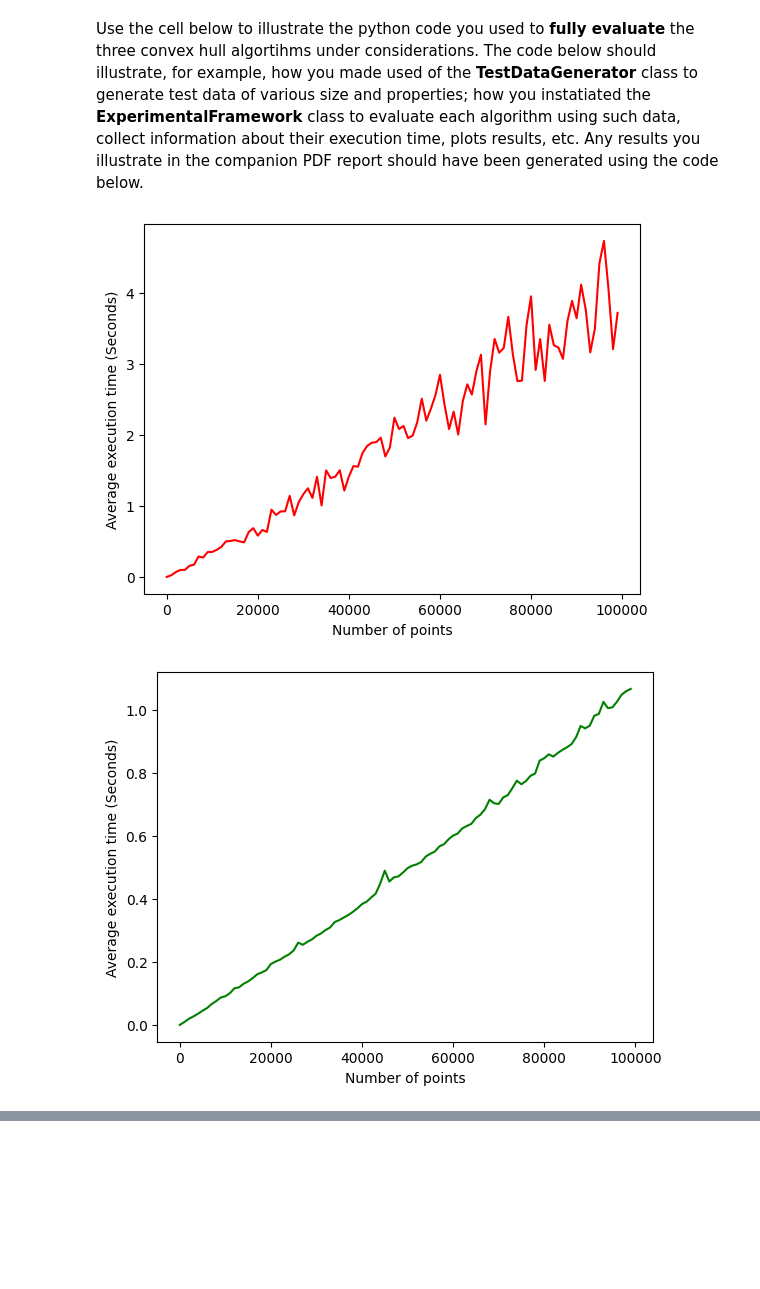
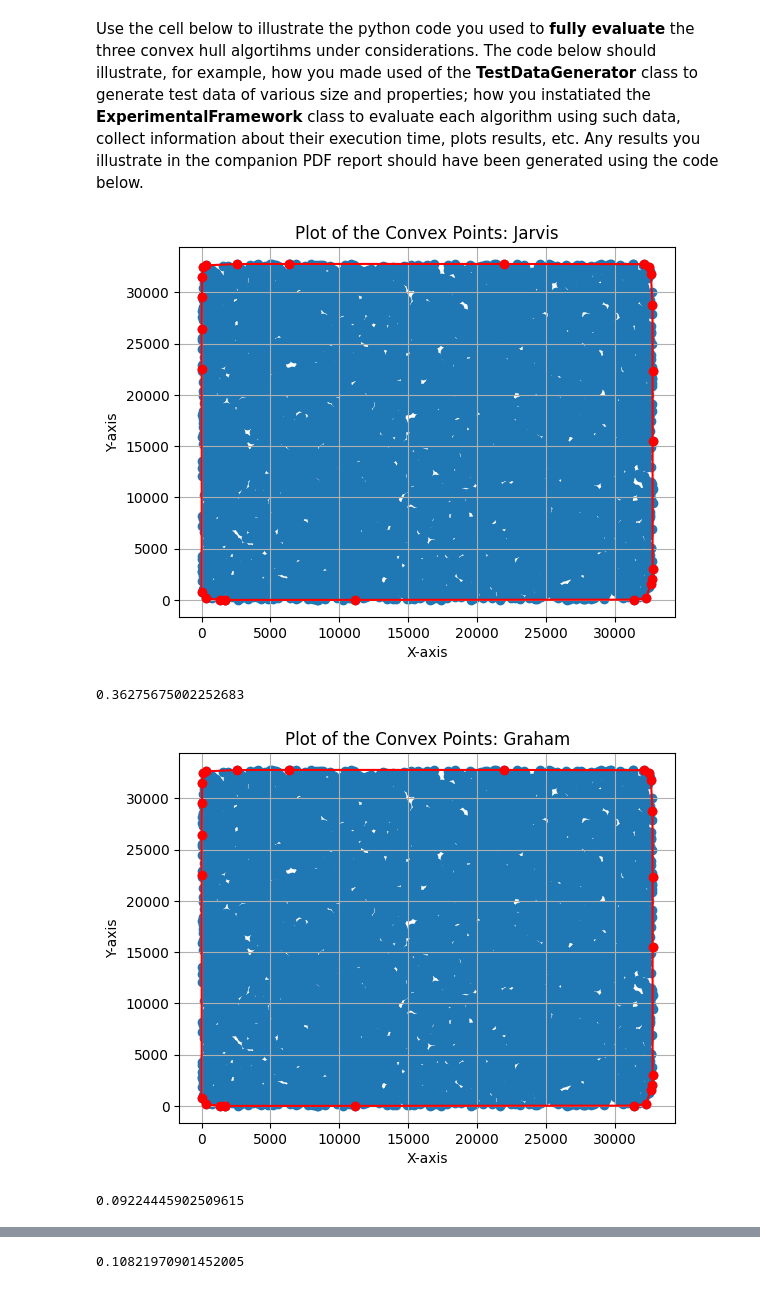
Before and after one commit to Marwan141/COMP0005_Group35, a Jupyter notebook: grp-XXX-0005code.ipynb, the cells around one changed output, grey strips where cells are left out. Saved outputs shown, nothing was run; the diff lists cells and outputs as text; code cells hidden in the pictures; blank space fills up the shorter version.

```diff
--- a/grp-XXX-0005code.ipynb
+++ b/grp-XXX-0005code.ipynb
@@ -315,6 +315,8 @@ def chen(inputSet: list) -> list:
 	#------------------------------AUXILIARY_FUNCTIONS_END---------------------------------
 
 	# ALGORITHM BEGINS HERE
+	if len(inputSet) < 3:
+		return inputSet
 	for t in range(3, len(inputSet)):
 		m = 2 ** (2 ** t)
 		hulls = [] # Start from 3 to avoid unnecessary iterations
@@ -325,7 +327,8 @@ def chen(inputSet: list) -> list:
 		for i in range(m):
 			p = pair_next_point(hulls, hull[-1])
 			if p == hull[0]:
-				return [hulls[h][i] for h, i in hull]
+				outputSet = [hulls[h][i] for h, i in hull]
+				return outputSet[:-1]
 			hull.append(p)
 # %% [markdown]
 Use the cell below to implement the **synthetic data generator** needed by your experimental framework (including any auxiliary data structures and functions you might need - be mindful of code readability and reusability).
@@ -549,48 +602,62 @@ def test_h_equal_n():
     plt.legend()
     plt.show()
 
 
     plt.bar(['Jarvis'], [equivalent_jarvis_time], color='blue', label='Average Case Scenario')
     plt.bar(['Jarvis (n=h)'], [jarvis_time], color='red', label='Worst Case Scenario (n=h)')
     plt.text('Jarvis', equivalent_jarvis_time, f'{equivalent_jarvis_time:.2f}', ha='center', va='bottom')
     plt.text('Jarvis (n=h)', jarvis_time, f'{jarvis_time:.2f}', ha='center', va='bottom')
     plt.title(f'Comparison of the Average and Worst Case Execution Times on Size {len(new_input_set)}')
     plt.ylabel('Time (Seconds)')
     plt.legend()
     plt.show()
 
 def plot_best_jarvis():
     best_times = framework.testBestJarvis(100000, 1000)
     normal_times = framework.testTimesN(100000,1000)
     x = [point[1] for point in best_times]
     y = [point[0] for point in best_times]
     x2 = [point[1] for point in normal_times[0]]
     y2 = [point[0] for point in normal_times[0]]
     plt.plot(x, y, linestyle='-', color='b', label='Best Case Scenario')
     plt.plot(x2, y2, linestyle='-', color='r', label='Average Case Scenario')
     plt.legend()
     plt.xlabel('Number of points')
     plt.ylabel('Average execution time (Seconds)')
     plt.title('Growth of the Jarvis algorithm depending on size')
     plt.grid(True)
     plt.show()
+def growth_of_algorithms():
+    jarvis_times, graham_times, chen_times = framework.testTimesN(100000, 1000)
+    best_graham = framework.testTimeBestCaseGraham(100000, 1000)
+    best_jarvis = framework.timeBestJarvis(100000, 1000)
+    best_chen = framework.timeBestChan(100000, 1000)
+    plt.plot([point[1] for point in jarvis_times], [point[0] for point in jarvis_times], linestyle='-', color='r', label='Average Case Scenario')
+    plt.plot([point[1] for point in best_jarvis], [point[0] for point in best_jarvis], linestyle='-', color='b', label='Best Case Scenario')
+    plt.legend()
+    plt.ylabel('Average execution time (Seconds)')
+    plt.xlabel('Number of points')
+    plt.title('Growth of Jarvis March Algorithm')
+    plt.show()
+    plt.plot([point[1] for point in graham_times], [point[0] for point in graham_times], linestyle='-', color='g', label='Average Case Scenario')
+    plt.plot([point[1] for point in best_graham], [point[0] for point in best_graham], linestyle='-', color='b', label='Best Case Scenario')
+    plt.legend()
+    plt.ylabel('Average execution time (Seconds)')
+    plt.xlabel('Number of points')
+    plt.title('Growth of Graham Scan Algorithm')
+    plt.show()
+    plt.plot([point[1] for point in chen_times], [point[0] for point in chen_times], linestyle='-', color='b', label='Average Case Scenario')
+    plt.plot([point[1] for point in best_chen], [point[0] for point in best_chen], linestyle='-', color='r', label='Best Case Scenario')
+    plt.legend()
+    plt.ylabel('Average execution time (Seconds)')
+    plt.xlabel('Number of points')
+    plt.title("Growth of Chan's Algorithm")
+    plt.show()
 
-jarvis_times, graham_times, chen_times = framework.testTimesN(100000, 1000)
-plt.plot([point[1] for point in jarvis_times], [point[0] for point in jarvis_times], linestyle='-', color='r')
-plt.ylabel('Average execution time (Seconds)')
-plt.xlabel('Number of points')
-plt.title('Growth of Jarvis March Algorithm')
-plt.show()
-plt.plot([point[1] for point in graham_times], [point[0] for point in graham_times], linestyle='-', color='g')
-plt.ylabel('Average execution time (Seconds)')
-plt.xlabel('Number of points')
-plt.title('Growth of Graham Scan Algorithm')
-plt.show()
-plt.plot([point[1] for point in chen_times], [point[0] for point in chen_times], linestyle='-', color='b')
-plt.ylabel('Average execution time (Seconds)')
-plt.xlabel('Number of points')
-plt.title("Growth of Chan's Algorithm")
-plt.show()
+
+framework.testNPoints(10000)
 # %% [output]
-[figure, old version]
+[figure, new version]
+0.36275675002252683
-[figure, old version]
+[figure, new version]
+0.09224445902509615
@@ -597,0 +665 @@ plt.show()
+0.10821970901452005
```
Also changed, not shown: parts of 3 cells of this notebook.
